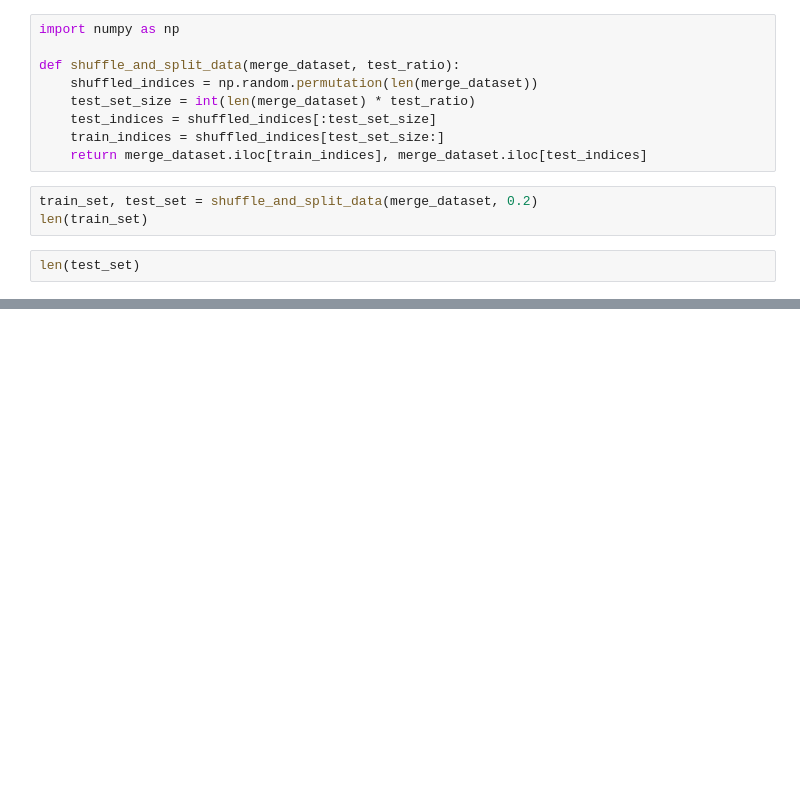
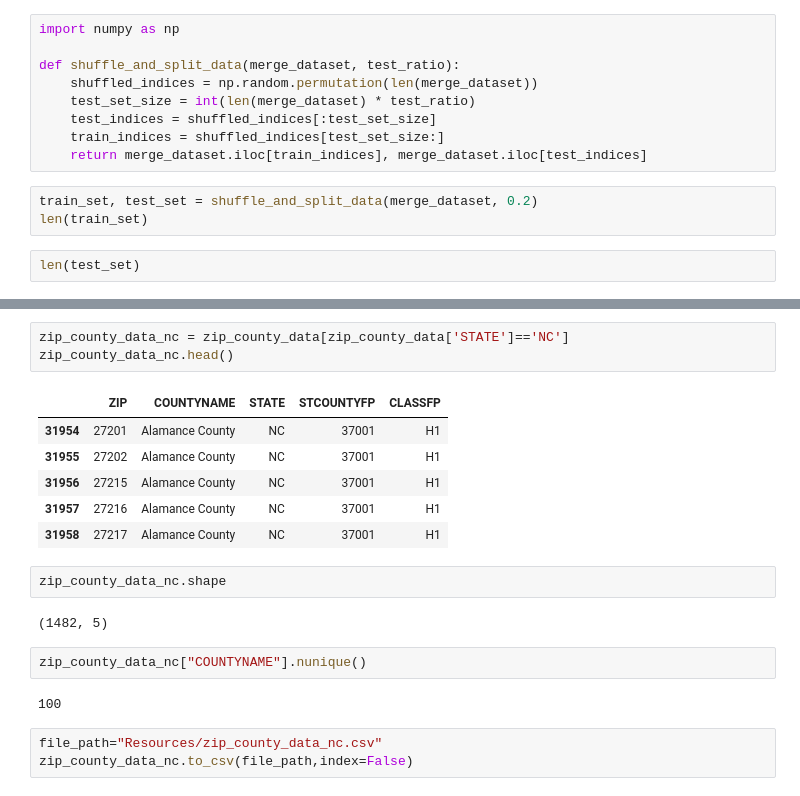
Before and after one commit to ksommerdorf/FinalProject, a Jupyter notebook: read_data.ipynb, the cells around one changed output, grey strips where cells are left out. Drawn from its saved outputs; the diff is of its cells as text; blank space fills up the shorter version.

```diff
--- a/read_data.ipynb
+++ b/read_data.ipynb
@@ -147,0 +181,21 @@ UnicodeDecodeError: 'utf-8' codec can't decode byte 0xf1 in position 226687: inv
+# %%
+zip_county_data_nc = zip_county_data[zip_county_data['STATE']=='NC']
+zip_county_data_nc.head()
+# %% [output]
+|  | ZIP | COUNTYNAME | STATE | STCOUNTYFP | CLASSFP |
+| 31954 | 27201 | Alamance County | NC | 37001 | H1 |
+| 31955 | 27202 | Alamance County | NC | 37001 | H1 |
+| 31956 | 27215 | Alamance County | NC | 37001 | H1 |
+| 31957 | 27216 | Alamance County | NC | 37001 | H1 |
+| 31958 | 27217 | Alamance County | NC | 37001 | H1 |
+# %%
+zip_county_data_nc.shape
+# %% [output]
+(1482, 5)
+# %%
+zip_county_data_nc["COUNTYNAME"].nunique()
+# %% [output]
+100
+# %%
+file_path="Resources/zip_county_data_nc.csv"
+zip_county_data_nc.to_csv(file_path,index=False)
```
Also changed, not shown: parts of 7 cells of this notebook, 1 other file.
